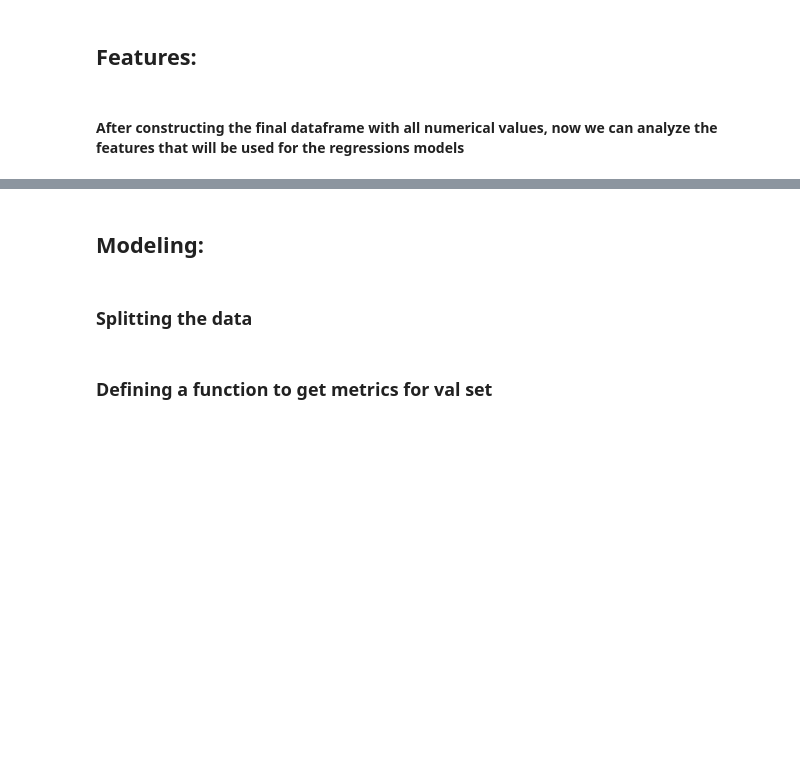
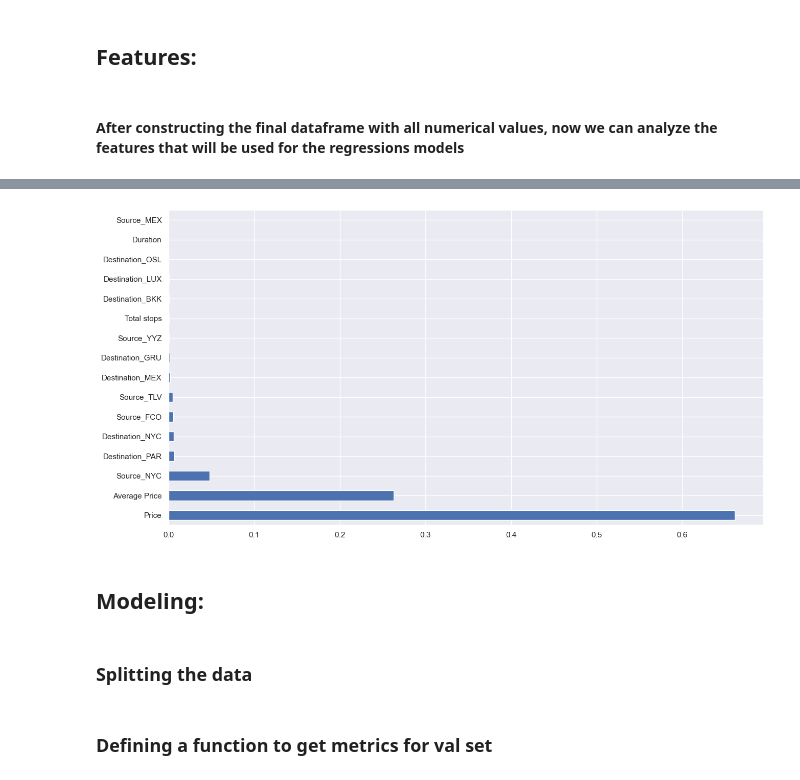
Before and after one commit to iSlagter/betterFly, a Jupyter notebook: BetterFly.ipynb, the cells around one changed output, grey strips where cells are left out. Saved outputs shown, nothing was run; the diff lists cells and outputs as text; code cells hidden in the pictures; blank space fills up the shorter version.

```diff
--- a/BetterFly.ipynb
+++ b/BetterFly.ipynb
@@ -68,32 +81,38 @@ print(f"{df_12['Source'][0]} => {df_12['Destination'][0]} route has {df_12.shape
 # %% [markdown]
 ### Defining functions to clean the data
 # %%
-# convert duration to numerical format in minutes
+# convert the duration from hour and minute to minute
 def clean_duration(duration):
-    duration = list(duration)
-    duration_hours = []
-    duration_mins = []
-    for i in range(len(duration)):
-        duration_hours.append(int(duration[i].split(sep = "h")[0])) # Extract hours from duration
-        duration_mins.append(int(duration[i].split(sep = "m")[0].split()[-1])) # Extracts only minutes from duration
-
     d = []
-    for i in range(len(duration)):
-        d.append(duration_hours[i]*60+duration_mins[i])
-
+    for dur in duration:
+        if isinstance(dur, str):
+            hours = 0
+            mins = 0
+            if 'h' in dur:
+                hours = int(dur.split('h')[0])
+            if 'm' in dur:
+                mins = int(dur.split('h')[-1].split('m')[0].strip())
+            d.append(hours * 60 + mins)
+        elif isinstance(dur, int):
+            d.append(dur)
+        else:
+            print(f"Warning: Unexpected value in duration column: {dur}")
     return d
 
 # convert price to numerical format in USD
 def clean_price(price):
+    price = price.astype(str)
     price = price.str.replace(',','',regex=True)
-    price = price.str.replace('SAR','',regex=True)
+    price = price.str.replace('NIS','',regex=True)
+    price = price.str.replace('Â','',regex=True)
     price = price.str.strip()
+    price = price.replace('nan', np.nan)
     price = round(pd.to_numeric(price)/3.75,2)
     return price
 
 # convert date to datetime format
 def clean_date(date):
-    date = pd.to_datetime(date)
+    date = pd.to_datetime(date, format='%d/%m/%Y', errors='coerce')
     return date
 
 # get price quantile to deal with outliers
@@ -257,7 +404,9 @@ final_df.columns
 # %%
-X = final_df[['Duration', 'Total stops', 'Average Price', 'Source_PAR',
-       'Source_RUH', 'Source_SVO', 'Destination_PAR', 'Destination_RUH',
-       'Destination_SVO']]
+X = final_df[['Duration', 'Total stops', 'Price', 'Average Price', 'Source_FCO',
+       'Source_MEX', 'Source_NYC', 'Source_TLV', 'Source_YYZ',
+       'Destination_BKK', 'Destination_GRU', 'Destination_LUX',
+       'Destination_MEX', 'Destination_NYC', 'Destination_OSL',
+       'Destination_PAR']]
 
 y = final_df["Price"]
 # %%
@@ -274,9 +430,11 @@ selection.feature_importances_
 # %%
 # plotting graph of important features
-plt.figure(figsize = (12,8))
+plt.figure(figsize = (15,8))
 feat_importances = pd.Series(selection.feature_importances_,index = X.columns)
-feat_importances.nlargest(20).plot(kind="barh")
+feat_importances.nlargest(50000).plot(kind="barh")
 plt.show()
+# %% [output]
+[figure, added]
 # %% [markdown]
 ## Modeling: <a class="anchor" id="modeling"></a>
 # %% [markdown]
```
Also changed, not shown: parts of 37 cells of this notebook, 4 other files.
